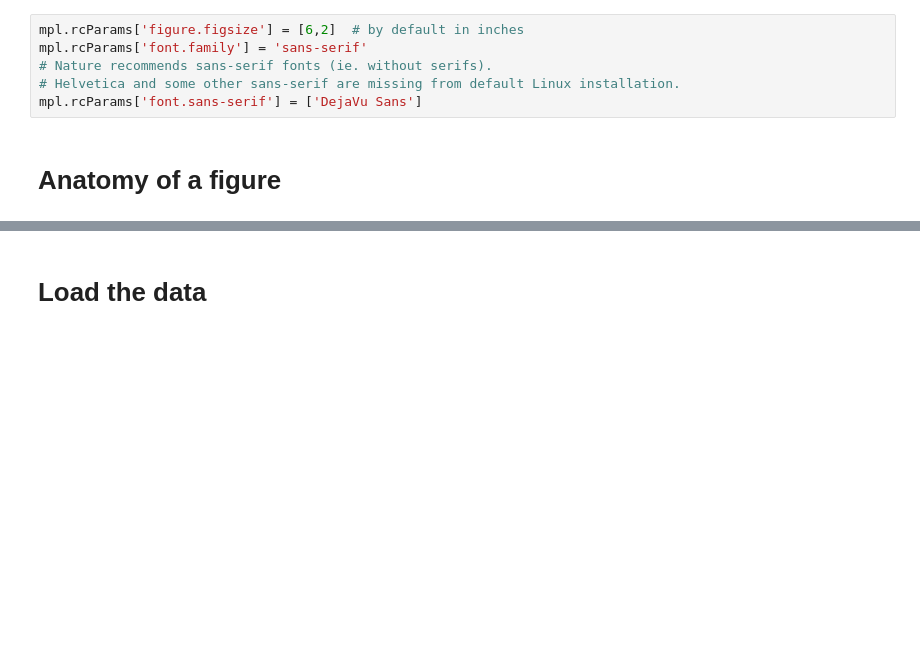
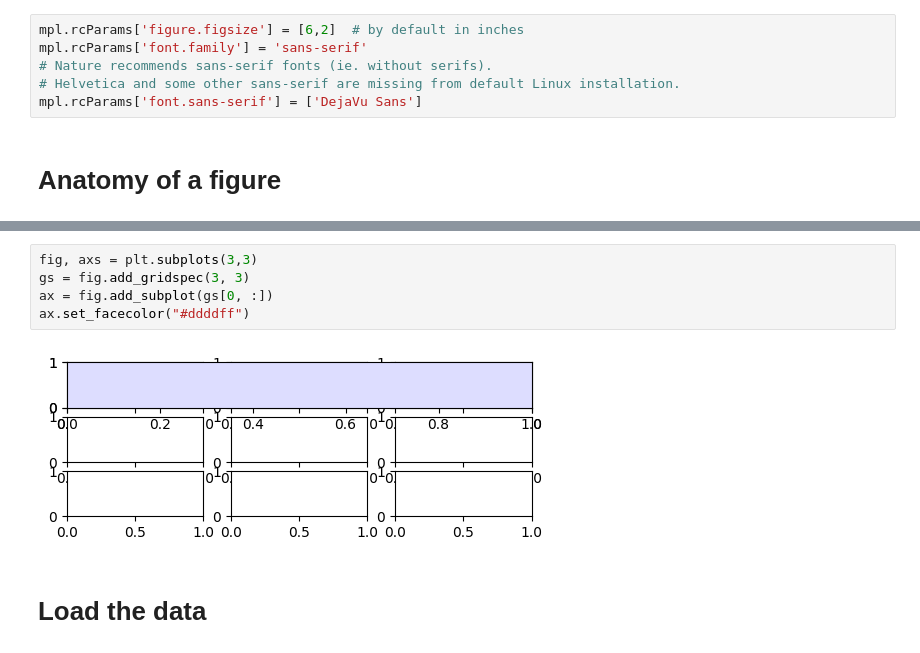
Before and after one commit to kmch/ploTea, a Jupyter notebook: notebooks/matplotlib2d.ipynb, the cells around one changed output, grey strips where cells are left out. Cells and saved outputs as stored; diff of their text form; blank space fills up the shorter version.

```diff
--- a/notebooks/matplotlib2d.ipynb
+++ b/notebooks/matplotlib2d.ipynb
@@ -41,3 +41,10 @@ plt.show()
+# %%
+fig, axs = plt.subplots(3,3)
+gs = fig.add_gridspec(3, 3)
+ax = fig.add_subplot(gs[0, :])
+ax.set_facecolor("#ddddff")
+# %% [output]
+[figure, added]
 # %% [markdown]
 # Load the data
 # %% [markdown]
```
Also changed, not shown: parts of 3 cells of this notebook, 2 other files.
